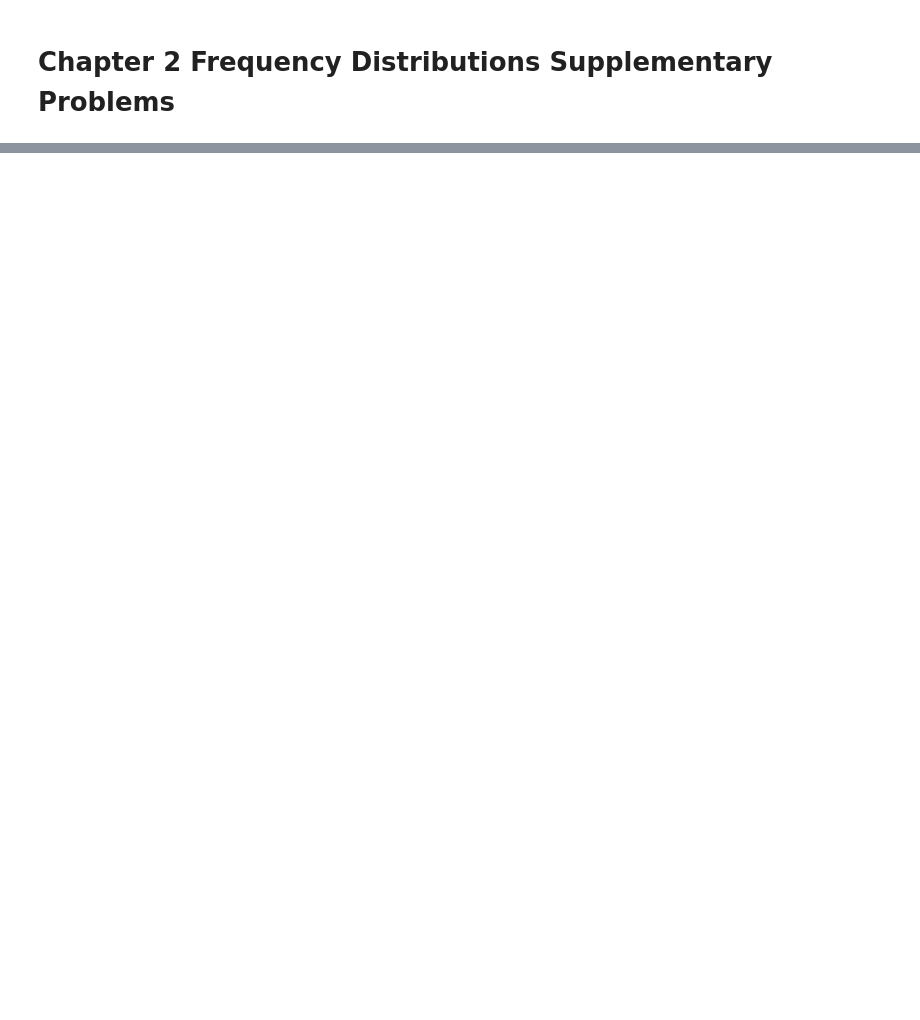
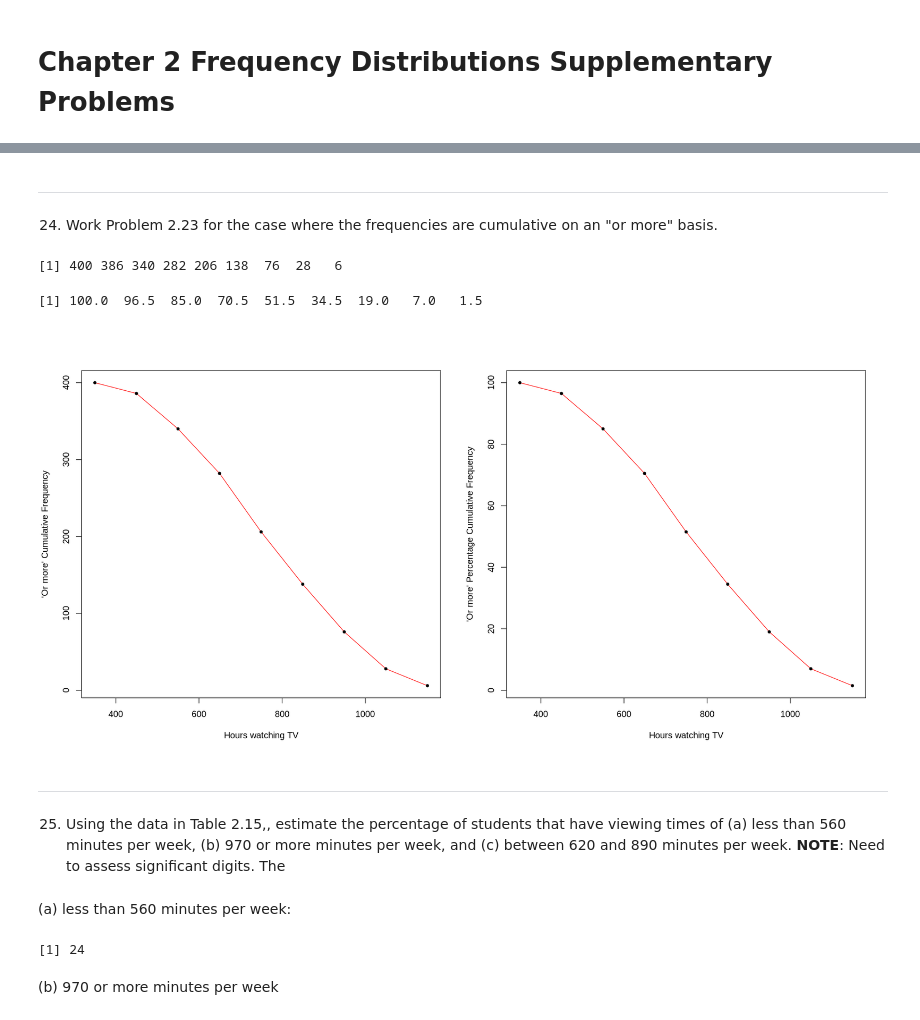
Before and after one commit to jbennett7/Statistics, a Jupyter notebook: Chapter 2 Supplementary Problems.ipynb, the cells around one changed output, grey strips where cells are left out. Cells and saved outputs as stored; diff of their text form; code cells hidden in the pictures; blank space fills up the shorter version.

```diff
--- a/Chapter 2 Supplementary Problems.ipynb
+++ b/Chapter 2 Supplementary Problems.ipynb
@@ -35,0 +165,31 @@ A data.frame: 9 × 2
+# %% [markdown]
+---
+# %% [markdown]
+24. Work Problem 2.23 for the case where the frequencies are cumulative on an "or more" basis.
+# %%
+(r.cum.freq <- rev(cumsum(f[length(f):1])))
+(r.cum.freq.pct <- r.cum.freq/sum(f)*100)
+par(mfrow=c(1,2))
+options(repr.plot.width=16, repr.plot.height=8)
+plot(X,r.cum.freq,type="l",col="red",ylab="'Or more' Cumulative Frequency", xlab="Hours watching TV")
+points(X,r.cum.freq,pch=20)
+plot(X,r.cum.freq.pct,type="l",col="red",ylab="'Or more' Percentage Cumulative Frequency", xlab="Hours watching TV")
+points(X,r.cum.freq.pct,pch=20)
+options(repr.plot.width=7, repr.plot.height=7)
+# %% [output]
+[1] 400 386 340 282 206 138  76  28   6
+[1] 100.0  96.5  85.0  70.5  51.5  34.5  19.0   7.0   1.5
+[figure, added]
+# %% [markdown]
+---
+# %% [markdown]
+25. Using the data in Table 2.15,, estimate the percentage of students that have viewing times of (a) less than 560 minutes per week, (b) 970 or more minutes per week, and (c) between 620 and 890 minutes per week.
+__NOTE__: Need to assess significant digits. The
+# %% [markdown]
+(a) less than 560 minutes per week:
+# %%
+(cless560 <- cum.freq.pct[2] + round(f.pct[3]*.6))
+# %% [output]
+[1] 24
+# %% [markdown]
+(b) 970 or more minutes per week
```
Also changed, not shown: parts of 59 cells of this notebook, 2 other files.
